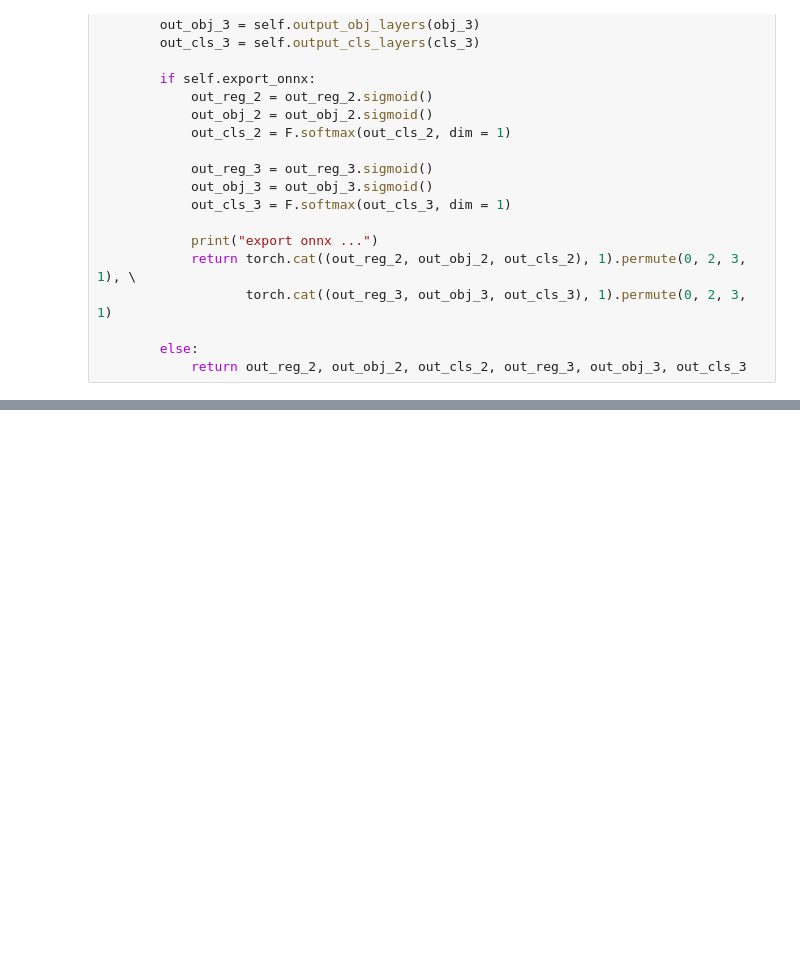
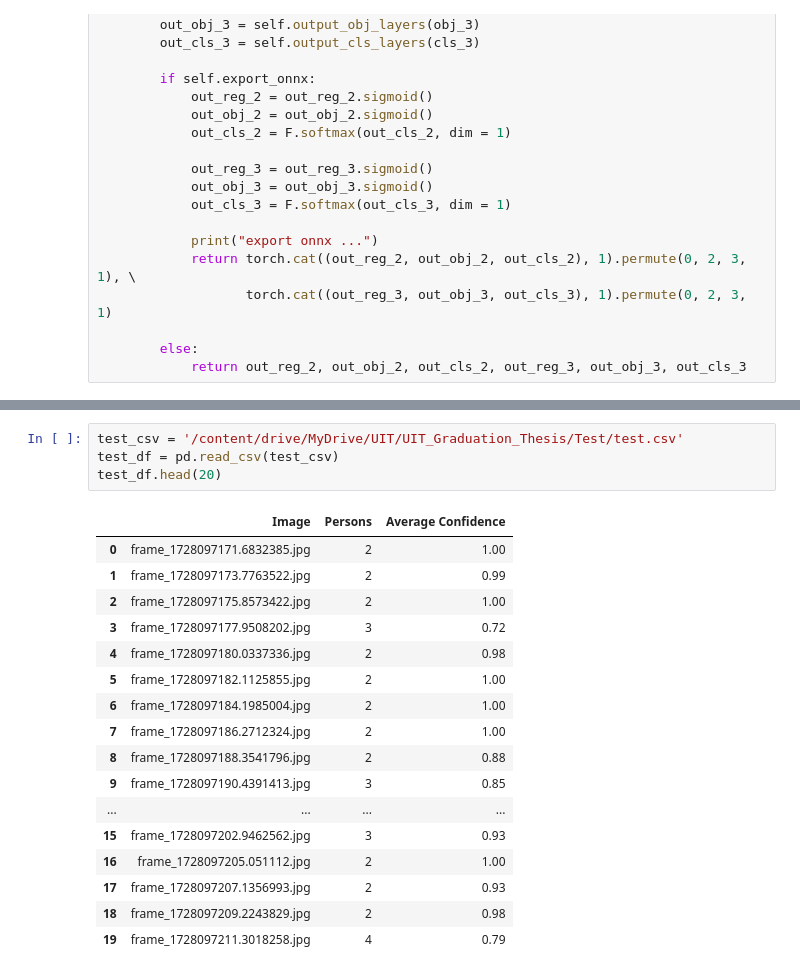
Before and after one commit to thu4n/WiFi-Vision-Counting, a Jupyter notebook: cv-notebooks/validate-model.ipynb, the cells around one changed output, grey strips where cells are left out. Drawn from its saved outputs; the diff is of its cells as text; blank space fills up the shorter version.

```diff
--- a/cv-notebooks/validate-model.ipynb
+++ b/cv-notebooks/validate-model.ipynb
@@ -454,0 +709,22 @@ if __name__ == '__main__':
+# %%
+test_csv = '/content/drive/MyDrive/UIT/UIT_Graduation_Thesis/Test/test.csv'
+test_df = pd.read_csv(test_csv)
+test_df.head(20)
+# %% [output]
+|  | Image | Persons | Average Confidence |
+| 0 | frame_1728097171.6832385.jpg | 2 | 1.00 |
+| 1 | frame_1728097173.7763522.jpg | 2 | 0.99 |
+| 2 | frame_1728097175.8573422.jpg | 2 | 1.00 |
+| 3 | frame_1728097177.9508202.jpg | 3 | 0.72 |
+| 4 | frame_1728097180.0337336.jpg | 2 | 0.98 |
+| 5 | frame_1728097182.1125855.jpg | 2 | 1.00 |
+| 6 | frame_1728097184.1985004.jpg | 2 | 1.00 |
+| 7 | frame_1728097186.2712324.jpg | 2 | 1.00 |
+| 8 | frame_1728097188.3541796.jpg | 2 | 0.88 |
+| 9 | frame_1728097190.4391413.jpg | 3 | 0.85 |
+| ... | ... | ... | ... |
+| 15 | frame_1728097202.9462562.jpg | 3 | 0.93 |
+| 16 | frame_1728097205.051112.jpg | 2 | 1.00 |
+| 17 | frame_1728097207.1356993.jpg | 2 | 0.93 |
+| 18 | frame_1728097209.2243829.jpg | 2 | 0.98 |
+| 19 | frame_1728097211.3018258.jpg | 4 | 0.79 |
```
Also changed, not shown: parts of 26 cells of this notebook.
